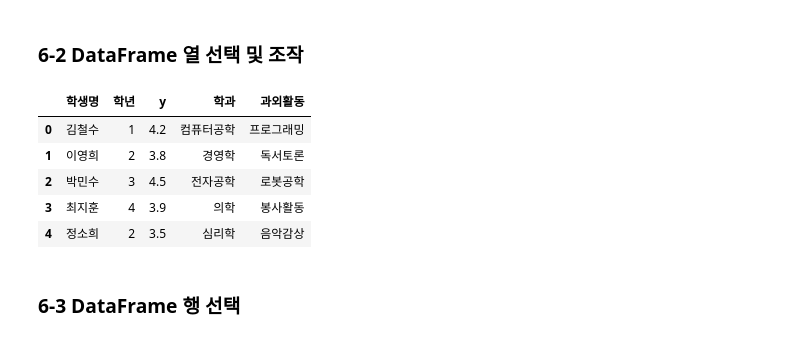
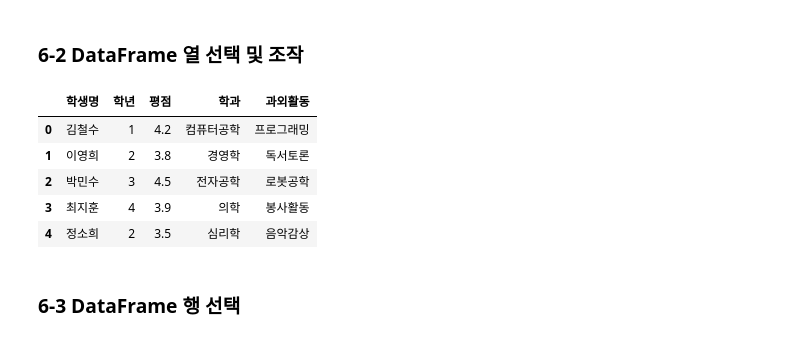
Before and after one commit to junshikpark/Data-Analysis-with-Open-Source, a Jupyter notebook: 오픈소스_데이터_분석_6강.ipynb, the cells around one changed output. Cells and saved outputs as stored; diff of their text form; code cells hidden in the pictures.

```diff
--- a/오픈소스_데이터_분석_6강.ipynb
+++ b/오픈소스_데이터_분석_6강.ipynb
@@ -42,26 +42,26 @@ dtype: float64
 # %%
 import pandas as pd
 
 data = {
     "이름": ["김철수", "이영희", "박민수", "최지훈", "정소희"],
     "학년": [1, 2, 3, 4, 2],
     "학점": [4.2, 3.8, 4.5, 3.9, 3.5],
     "학과": ["컴퓨터공학", "경영학", "전자공학", "의학", "심리학"],
     "동아리": ["프로그래밍", "독서토론", "로봇공학", "봉사활동", "음악감상"]
 }
 df = pd.DataFrame(data)
 
 # 특정 열 선택
 selected_col=df[['이름','학과','학점']]
 selected_col
 # DataFrame 열순서 변경
 reordered_cols=df[['학과','이름','학년','동아리']]
 reordered_cols
 # DataFrame 열이름 변경
-df_renamed= df.rename(columns={'이름':'학생명','학점':'y','동아리':'과외활동'})
+df_renamed= df.rename(columns={'이름':'학생명','학점':'평점','동아리':'과외활동'})
 df_renamed
 # %% [output]
-|  | 학생명 | 학년 | y | 학과 | 과외활동 |
+|  | 학생명 | 학년 | 평점 | 학과 | 과외활동 |
 | 0 | 김철수 | 1 | 4.2 | 컴퓨터공학 | 프로그래밍 |
 | 1 | 이영희 | 2 | 3.8 | 경영학 | 독서토론 |
 | 2 | 박민수 | 3 | 4.5 | 전자공학 | 로봇공학 |
```
Also changed, not shown: parts of 4 cells of this notebook.
